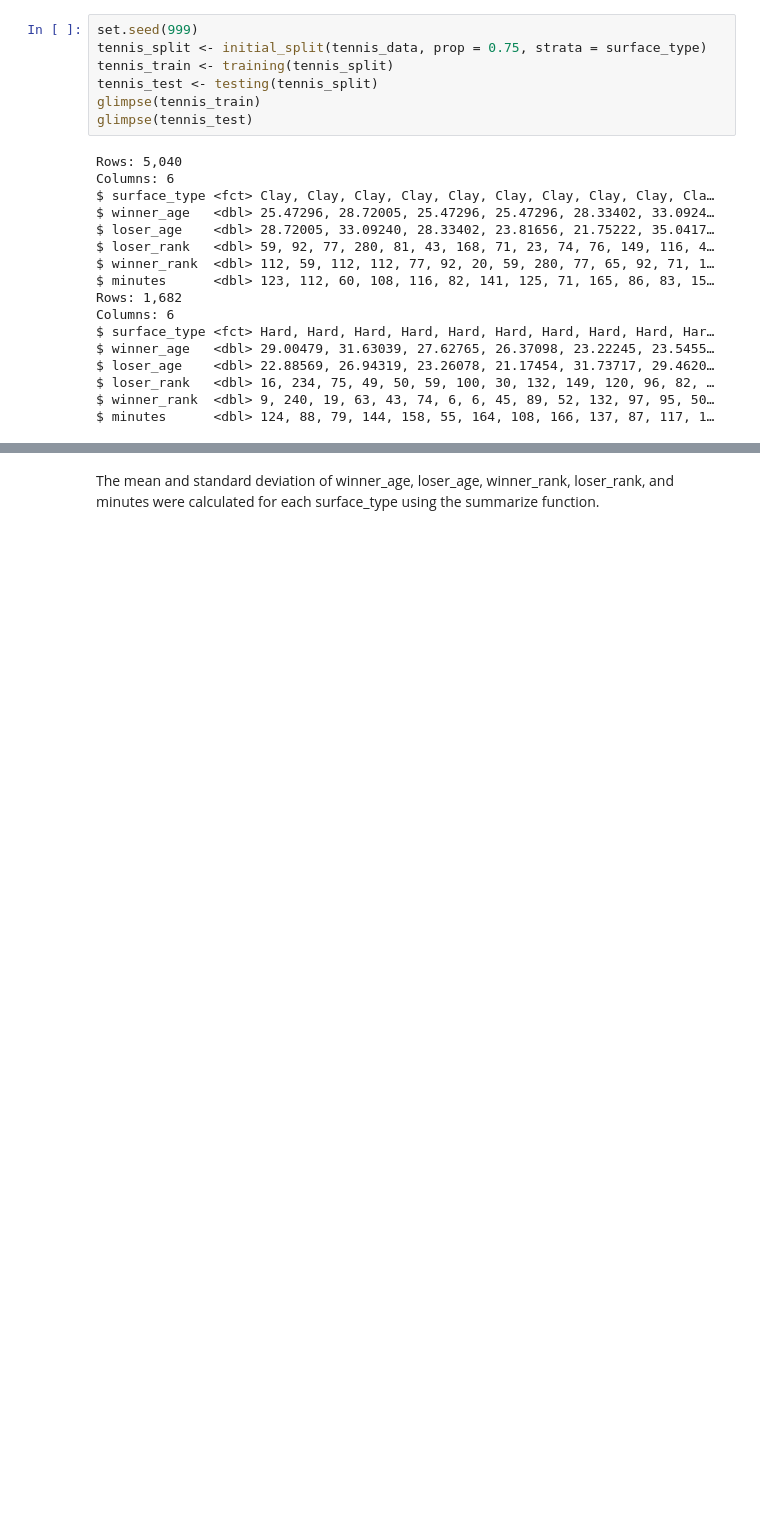
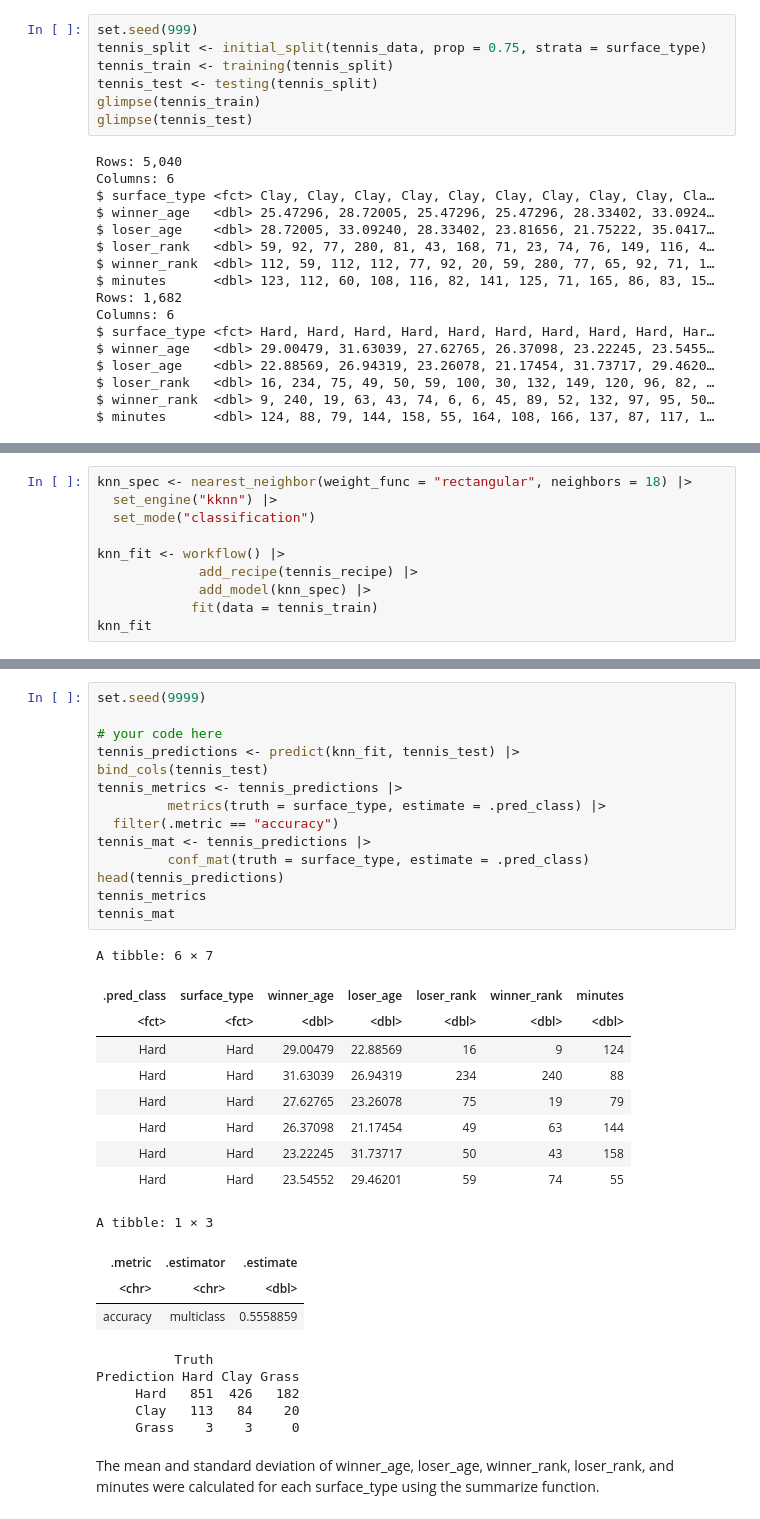
Before and after one commit to hirnas/DSCI100GW, a Jupyter notebook: group project/project code.ipynb, the cells around one changed output, grey strips where cells are left out. Cells and saved outputs as stored; diff of their text form; blank space fills up the shorter version.

```diff
--- a/group project/project code.ipynb
+++ b/group project/project code.ipynb
@@ -249,0 +159,10 @@ matching_3 <- matching |>
+# %%
+knn_spec <- nearest_neighbor(weight_func = "rectangular", neighbors = 18) |>
+  set_engine("kknn") |>
+  set_mode("classification")
+
+knn_fit <- workflow() |>
+             add_recipe(tennis_recipe) |>
+             add_model(knn_spec) |>
+            fit(data = tennis_train)
+knn_fit
@@ -250,3 +189,36 @@ matching_3 <- matching |>
+# %%
+set.seed(9999)
+
+# your code here
+tennis_predictions <- predict(knn_fit, tennis_test) |>
+bind_cols(tennis_test)
+tennis_metrics <- tennis_predictions |>
+         metrics(truth = surface_type, estimate = .pred_class) |>
+  filter(.metric == "accuracy")
+tennis_mat <- tennis_predictions |>
+         conf_mat(truth = surface_type, estimate = .pred_class)
+head(tennis_predictions)
+tennis_metrics
+tennis_mat
+# %% [output]
+A tibble: 6 × 7
+| .pred_class | surface_type | winner_age | loser_age | loser_rank | winner_rank | minutes |
+| <fct> | <fct> | <dbl> | <dbl> | <dbl> | <dbl> | <dbl> |
+| Hard | Hard | 29.00479 | 22.88569 | 16 | 9 | 124 |
+| Hard | Hard | 31.63039 | 26.94319 | 234 | 240 | 88 |
+| Hard | Hard | 27.62765 | 23.26078 | 75 | 19 | 79 |
+| Hard | Hard | 26.37098 | 21.17454 | 49 | 63 | 144 |
+| Hard | Hard | 23.22245 | 31.73717 | 50 | 43 | 158 |
+| Hard | Hard | 23.54552 | 29.46201 | 59 | 74 | 55 |
+A tibble: 1 × 3
+| .metric | .estimator | .estimate |
+| <chr> | <chr> | <dbl> |
+| accuracy | multiclass | 0.5558859 |
+          Truth
+Prediction Hard Clay Grass
+     Hard   851  426   182
+     Clay   113   84    20
+     Grass    3    3     0
 # %% [markdown]
 The mean and standard deviation of winner_age, loser_age, winner_rank, loser_rank, and minutes were calculated for each surface_type using the summarize function.
 # %%
```
Also changed, not shown: parts of 16 cells of this notebook.
